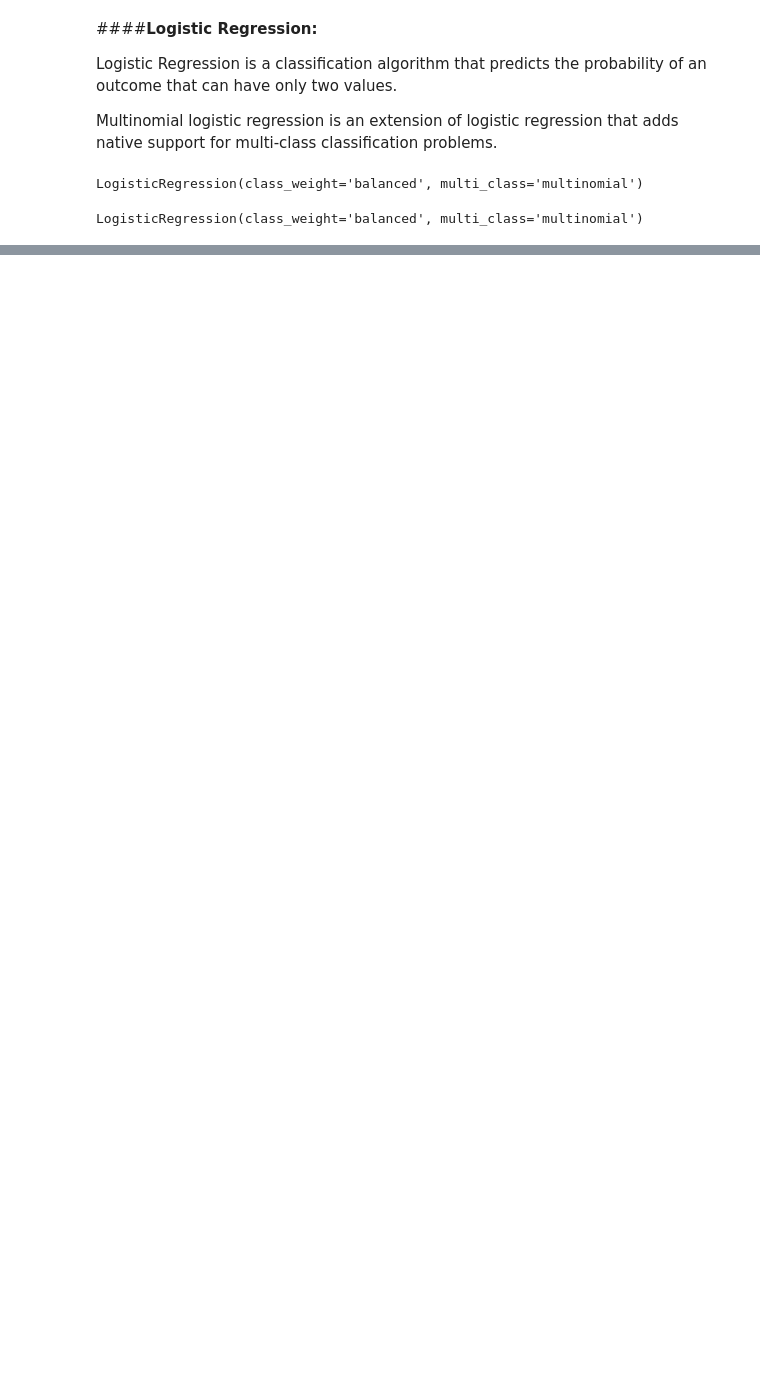
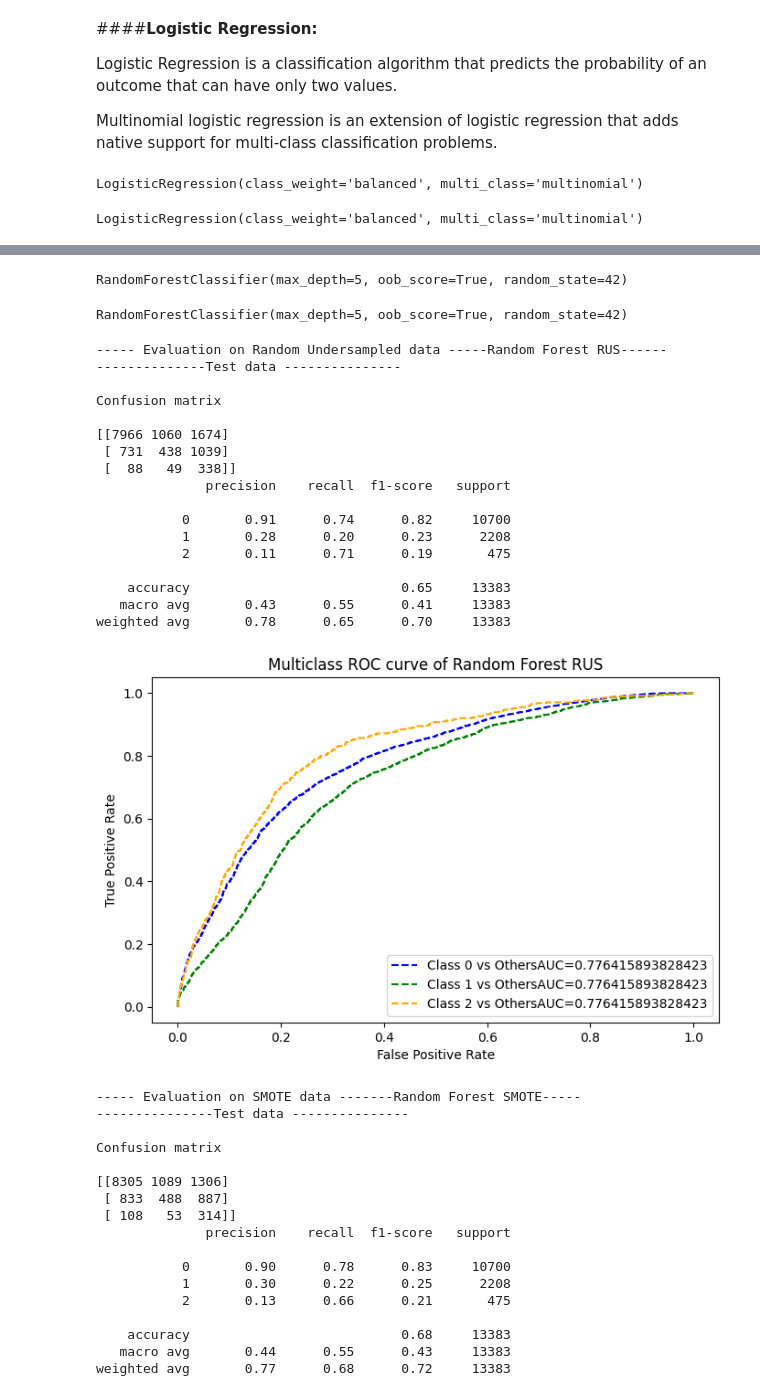
Before and after one commit to nishchay187/Capstone-Project---Email-Campaign-Effectiveness-Prediction, a Jupyter notebook: Email_Campaign_Effectiveness_Prediction_Nishchay_Kukreja.ipynb, the cells around one changed output, grey strips where cells are left out. Cells and saved outputs as stored; diff of their text form; code cells hidden in the pictures; blank space fills up the shorter version.

```diff
--- a/Email_Campaign_Effectiveness_Prediction_Nishchay_Kukreja.ipynb
+++ b/Email_Campaign_Effectiveness_Prediction_Nishchay_Kukreja.ipynb
@@ -824,0 +930,52 @@ weighted avg       0.77      0.63      0.68     13383
+# %%
+#RUS
+rf_rus = RandomForestClassifier(random_state=42, max_depth=5, n_estimators=100, oob_score=True)
+rf_rus.fit(x_train_rus,y_train_rus)
+# %% [output]
+RandomForestClassifier(max_depth=5, oob_score=True, random_state=42)
+# %%
+#SMOTE
+rf_smote = RandomForestClassifier(random_state=42, max_depth=5, n_estimators=100, oob_score=True)
+rf_smote.fit(x_train_smote,y_train_smote)
+# %% [output]
+RandomForestClassifier(max_depth=5, oob_score=True, random_state=42)
+# %%
+#Random Forest Evaluation
+rf_eval_list = model_evaluation('Random Forest RUS', 'Random Forest SMOTE', rf_rus, rf_smote, x_train_rus, y_train_rus, x_train_smote, y_train_smote, X_test, y_test)
+rf_eval_list
+# %% [output]
+----- Evaluation on Random Undersampled data -----Random Forest RUS------
+--------------Test data ---------------
+
+Confusion matrix
+
+[[7966 1060 1674]
+ [ 731  438 1039]
+ [  88   49  338]]
+              precision    recall  f1-score   support
+
+           0       0.91      0.74      0.82     10700
+           1       0.28      0.20      0.23      2208
+           2       0.11      0.71      0.19       475
+
+    accuracy                           0.65     13383
+   macro avg       0.43      0.55      0.41     13383
+weighted avg       0.78      0.65      0.70     13383
+[figure, added]
+----- Evaluation on SMOTE data -------Random Forest SMOTE-----
+---------------Test data ---------------
+
+Confusion matrix
+
+[[8305 1089 1306]
+ [ 833  488  887]
+ [ 108   53  314]]
+              precision    recall  f1-score   support
+
+           0       0.90      0.78      0.83     10700
+           1       0.30      0.22      0.25      2208
+           2       0.13      0.66      0.21       475
+
+    accuracy                           0.68     13383
+   macro avg       0.44      0.55      0.43     13383
+weighted avg       0.77      0.68      0.72     13383
```
Also changed, not shown: parts of 43 cells of this notebook.
